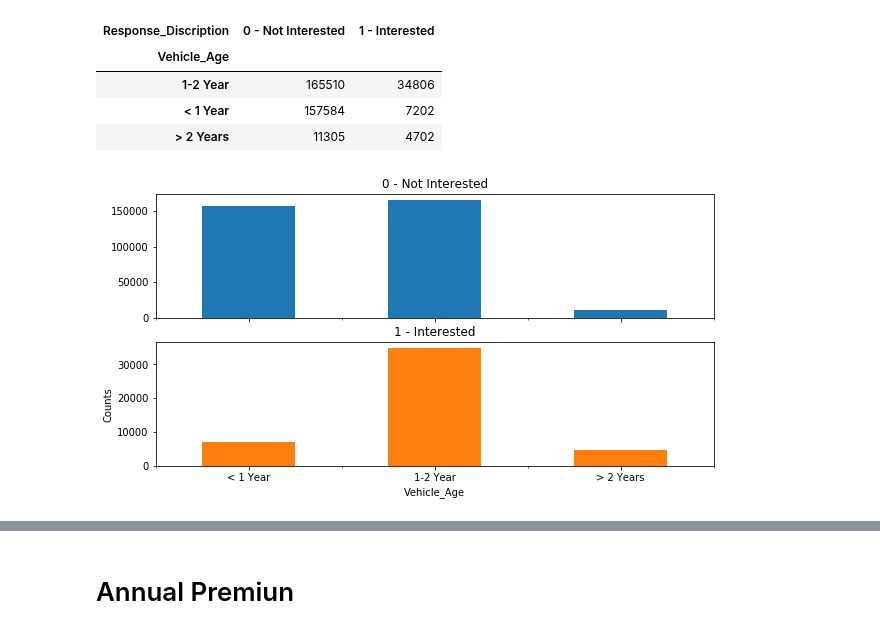
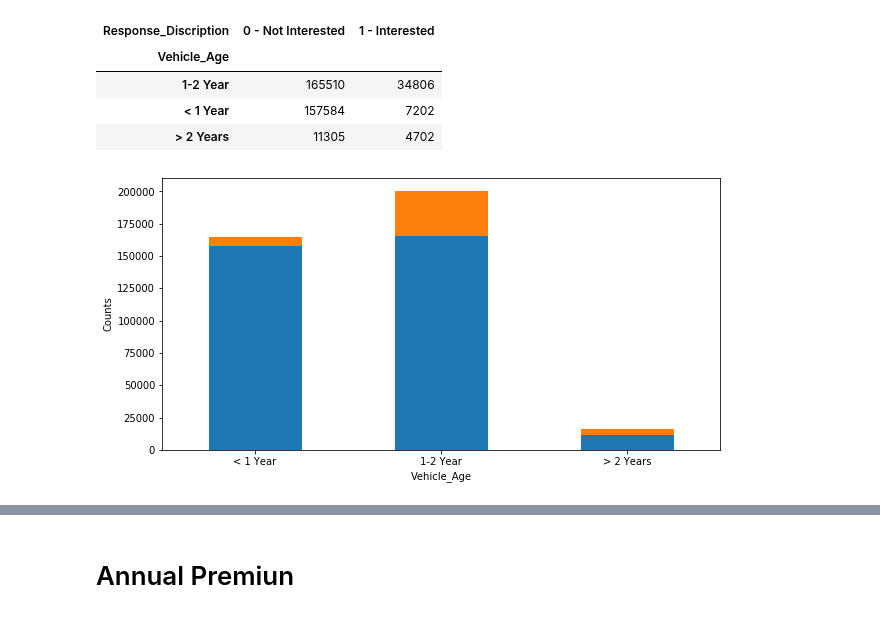
Before and after one commit to szerpa17/cross-sell-predictions, a Jupyter notebook: eda_viz.ipynb, the cells around one changed output, grey strips where cells are left out. Saved outputs shown, nothing was run; the diff lists cells and outputs as text; code cells hidden in the pictures.

```diff
--- a/eda_viz.ipynb
+++ b/eda_viz.ipynb
@@ -14,8 +15,8 @@ import os
 train_data = pd.read_csv(os.path.join("Resources", "customer_data.csv"))
 
 # create a reponse discription column with discriptions
-train_data["Response_Discription"] = train_data["Response"].replace({0: "0 - Not Interested", 1: "1 - Interested"})
-train_data["DL_Discription"] = train_data["Driving_License"].replace({0: "0 - No Driving License", 1: "1 - Driving License"})
+# train_data["Response_Discription"] = train_data["Response"].replace({0: "0 - Not Interested", 1: "1 - Interested"})
+# train_data["DL_Discription"] = train_data["Driving_License"].replace({0: "0 - No Driving License", 1: "1 - Driving License"})
 
 train_data.head()
 # %% [output]
@@ -86 +81,9 @@ DL_Discription           object
 dtype: object
+# %%
+# create dataframe for EDA
+eda_data = pd.DataFrame(train_data)
+
+eda_data["Response_Discription"] = train_data["Response"].replace({0: "0 - Not Interested", 1: "1 - Interested"})
+eda_data["DL_Discription"] = train_data["Driving_License"].replace({0: "0 - No Driving License", 1: "1 - Driving License"})
+
+eda_data.head()
@@ -146,9 +162,9 @@ bins = [0, 30, 40, 50, 60, 70, 100]
 group_names = ["20 to 29", "30 to 39", "40 to 49", "50 to 59", "60 to 69", "70+"]
 
 # add bin column to dataframe
-train_data["Age_Group"] = pd.cut(train_data["Age"], bins, labels=group_names, include_lowest=True)
+eda_data["Age_Group"] = pd.cut(eda_data["Age"], bins, labels=group_names, include_lowest=True)
 
-age_pivot = train_data.pivot_table(index=["Age_Group"], columns=["Response_Discription"],values="id",aggfunc='count')
+age_pivot = eda_data.pivot_table(index=["Age_Group"], columns=["Response_Discription"],values="id",aggfunc='count')
 
 age_pivot
 # %% [output]
@@ -208,7 +224,7 @@ plt.savefig('images/previously_insured_bar')
 # Vehicle Age Responses
 # %%
 #car_age_cnt = df.groupby(["Response","Vehicle_Age"])["id"].count().to_frame().rename(columns={"id": "results"}).reset_index()
-car_age_pivot = train_data.pivot_table(index=["Vehicle_Age"], columns=["Response_Discription"],values="id", aggfunc='count')
+car_age_pivot = eda_data.pivot_table(index=["Vehicle_Age"], columns=["Response_Discription"],values="id", aggfunc='count')
 car_age_pivot
 # %% [output]
 | Response_Discription | 0 - Not Interested | 1 - Interested |
@@ -217,9 +233,9 @@ car_age_pivot
 | < 1 Year | 157584 | 7202 |
 | > 2 Years | 11305 | 4702 |
 # %%
-car_age_pivot.reindex(["< 1 Year","1-2 Year","> 2 Years"]).plot.bar(rot = 0, subplots=True, figsize=(10,5), legend=False)
+car_age_pivot.reindex(["< 1 Year","1-2 Year","> 2 Years"]).plot.bar(stacked=True, rot = 0, figsize = (10, 5), legend=False)
 plt.ylabel('Counts')
 
-plt.savefig('images/vehicle_age_subplots')
+plt.savefig('images/vehicle_age_stackedbar')
 # %% [output]
-[figure, old version]
+[figure, new version]
```
Also changed, not shown: parts of 27 cells of this notebook.
